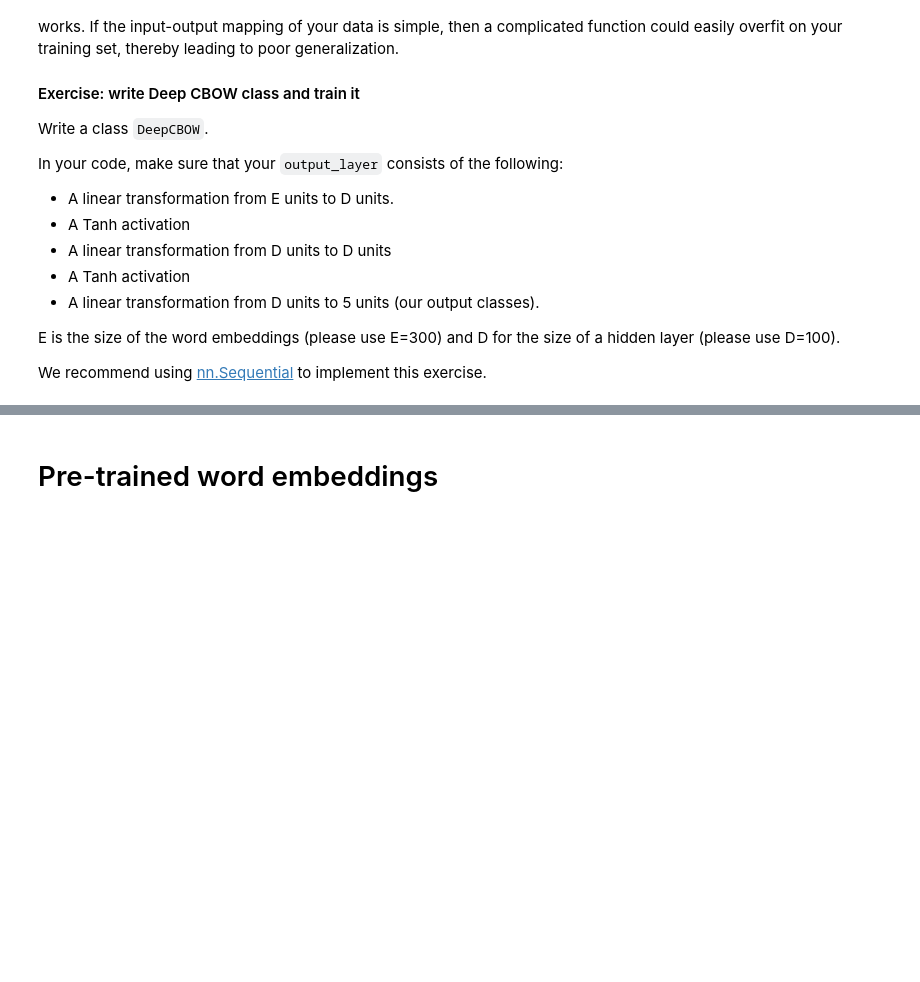
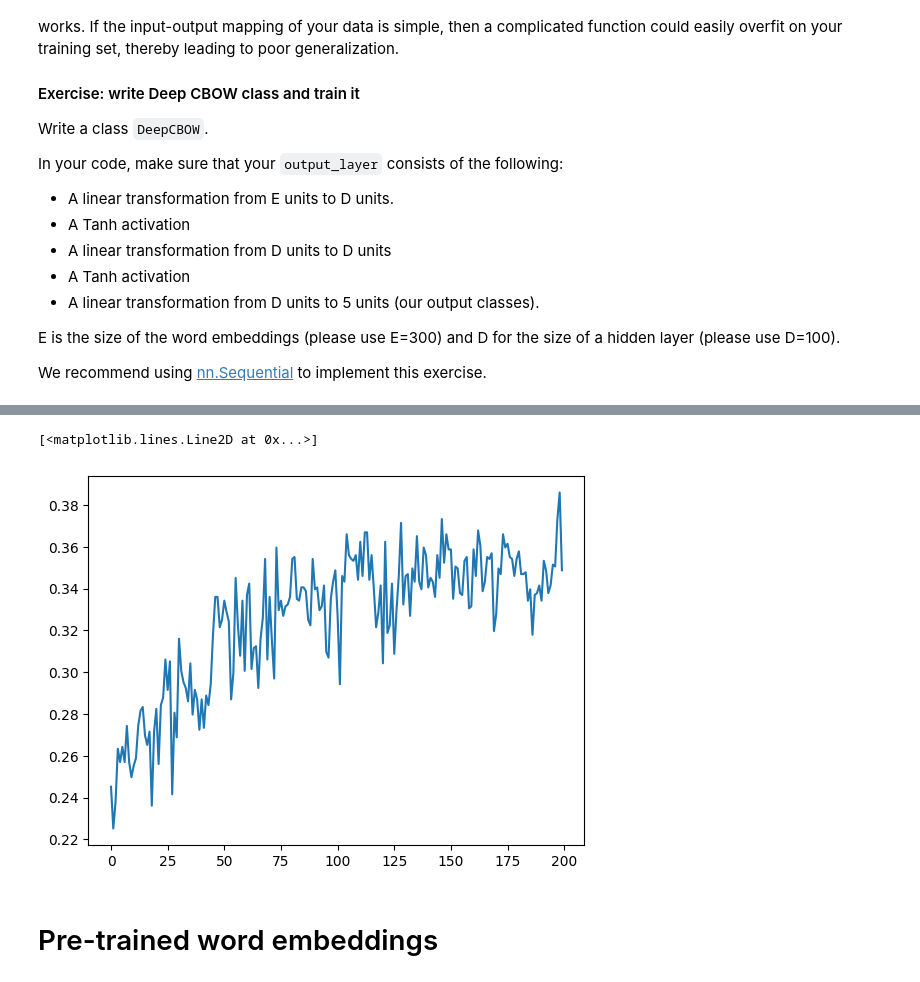
Before and after one commit to karim-abdel/NLP_1, a Jupyter notebook: Assignment_2/Copia_di_NLP1_2023_Practical_2.ipynb, the cells around one changed output, grey strips where cells are left out. Saved outputs shown, nothing was run; the diff lists cells and outputs as text; code cells hidden in the pictures; blank space fills up the shorter version.

```diff
--- a/Assignment_2/Copia_di_NLP1_2023_Practical_2.ipynb
+++ b/Assignment_2/Copia_di_NLP1_2023_Practical_2.ipynb
@@ -679,3 +914,8 @@ We recommend using [nn.Sequential](https://pytorch.org/docs/stable/nn.html?highl
+# %%
+plt.plot(dbow_accuracies)
+# %% [output]
+[<matplotlib.lines.Line2D at 0x...>]
+[figure, added]
 # %% [markdown]
 # Pre-trained word embeddings
 # %% [markdown]
```
Also changed, not shown: parts of 24 cells of this notebook.
